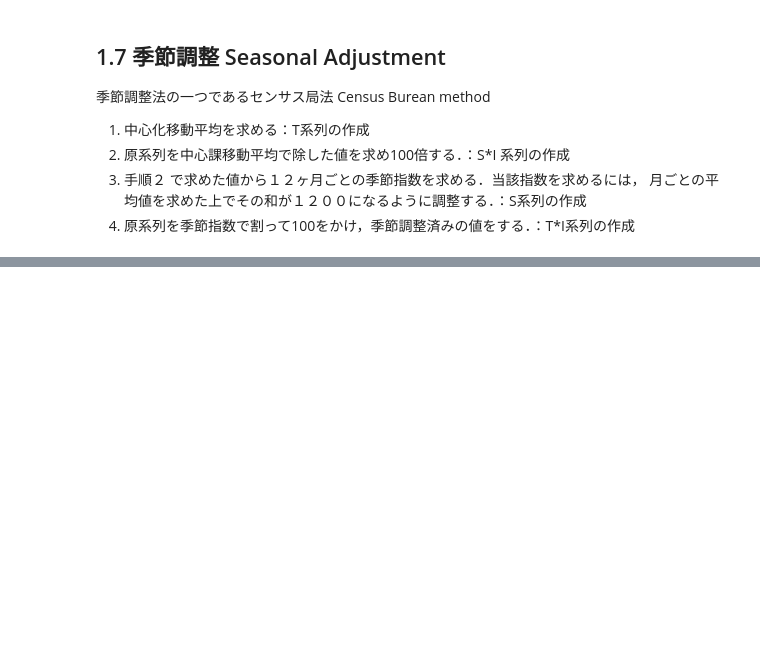
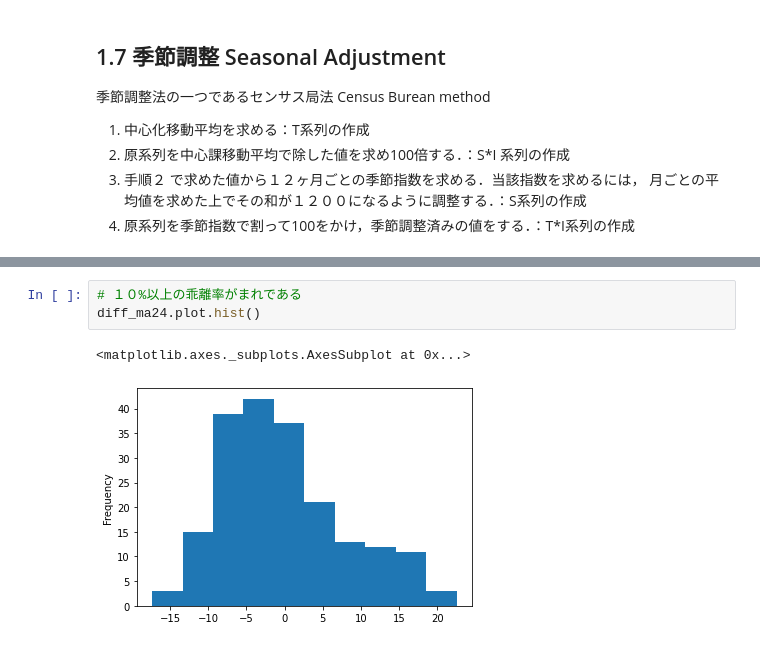
Before and after one commit to Hidenaga41/timeseries, a Jupyter notebook: Timeseries1.ipynb, the cells around one changed output, grey strips where cells are left out. Saved outputs shown, nothing was run; the diff lists cells and outputs as text; blank space fills up the shorter version.

```diff
--- a/Timeseries1.ipynb
+++ b/Timeseries1.ipynb
@@ -115,0 +342,6 @@ df_cma.plot()
+# %%
+# １０%以上の乖離率がまれである
+diff_ma24.plot.hist()
+# %% [output]
+<matplotlib.axes._subplots.AxesSubplot at 0x...>
+[figure, added]
```
Also changed, not shown: parts of 32 cells of this notebook.
